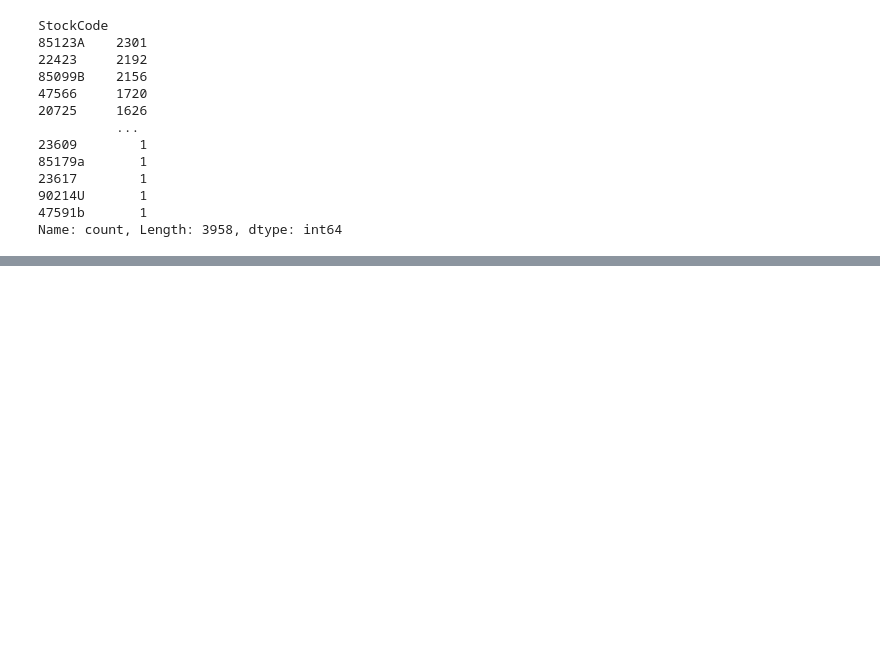
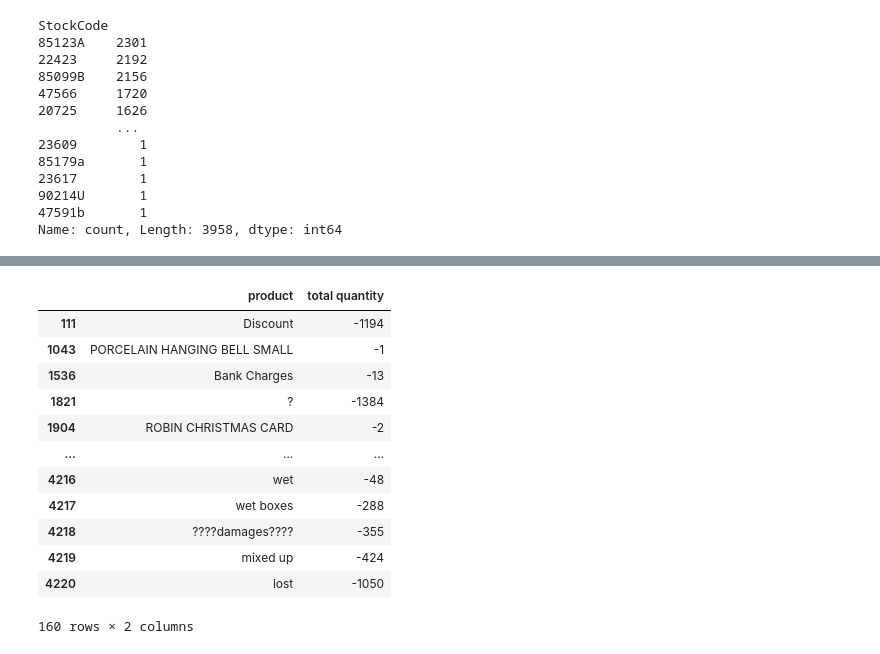
Before and after one commit to raghav-fr/Retail-Analytics, a Jupyter notebook: online_retail.ipynb, the cells around one changed output, grey strips where cells are left out. Saved outputs shown, nothing was run; the diff lists cells and outputs as text; code cells hidden in the pictures; blank space fills up the shorter version.

```diff
--- a/online_retail.ipynb
+++ b/online_retail.ipynb
@@ -169,0 +233,16 @@ Name: count, Length: 3958, dtype: int64
+# %%
+total_df[total_df['total quantity']<0]
+# %% [output]
+|  | product | total quantity |
+| 111 | Discount | -1194 |
+| 1043 | PORCELAIN HANGING BELL SMALL | -1 |
+| 1536 | Bank Charges | -13 |
+| 1821 | ? | -1384 |
+| 1904 | ROBIN CHRISTMAS CARD | -2 |
+| ... | ... | ... |
+| 4216 | wet | -48 |
+| 4217 | wet boxes | -288 |
+| 4218 | ????damages???? | -355 |
+| 4219 | mixed up | -424 |
+| 4220 | lost | -1050 |
+160 rows × 2 columns
```
Also changed, not shown: parts of 25 cells of this notebook, 3 other files.
